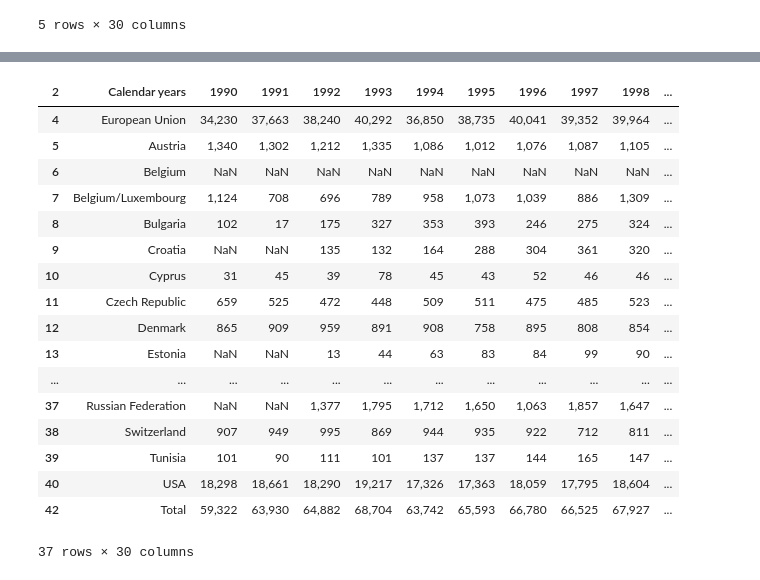
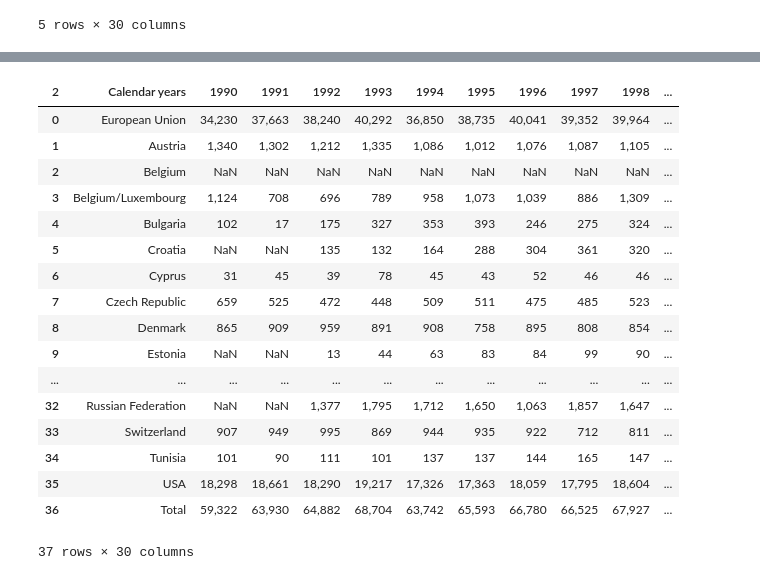
Before and after one commit to dmar0726/ETL-Project, a Jupyter notebook: ico-data/import_consumption_ico.ipynb, the cells around one changed output, grey strips where cells are left out. Saved outputs shown, nothing was run; the diff lists cells and outputs as text; code cells hidden in the pictures.

```diff
--- a/ico-data/import_consumption_ico.ipynb
+++ b/ico-data/import_consumption_ico.ipynb
@@ -93,22 +93,22 @@ print(dropped_df)
 # %%
 dropped_df = dropped_df.drop(2)
-dropped_df
+dropped_df.reset_index(drop=True)
 # %% [output]
 | 2 | Calendar years | 1990 | 1991 | 1992 | 1993 | 1994 | 1995 | 1996 | 1997 | 1998 | ... |
-| 4 | European Union | 34,230 | 37,663 | 38,240 | 40,292 | 36,850 | 38,735 | 40,041 | 39,352 | 39,964 | ... |
-| 5 | Austria | 1,340 | 1,302 | 1,212 | 1,335 | 1,086 | 1,012 | 1,076 | 1,087 | 1,105 | ... |
-| 6 | Belgium | NaN | NaN | NaN | NaN | NaN | NaN | NaN | NaN | NaN | ... |
-| 7 | Belgium/Luxembourg | 1,124 | 708 | 696 | 789 | 958 | 1,073 | 1,039 | 886 | 1,309 | ... |
-| 8 | Bulgaria | 102 | 17 | 175 | 327 | 353 | 393 | 246 | 275 | 324 | ... |
-| 9 | Croatia | NaN | NaN | 135 | 132 | 164 | 288 | 304 | 361 | 320 | ... |
-| 10 | Cyprus | 31 | 45 | 39 | 78 | 45 | 43 | 52 | 46 | 46 | ... |
-| 11 | Czech Republic | 659 | 525 | 472 | 448 | 509 | 511 | 475 | 485 | 523 | ... |
-| 12 | Denmark | 865 | 909 | 959 | 891 | 908 | 758 | 895 | 808 | 854 | ... |
-| 13 | Estonia | NaN | NaN | 13 | 44 | 63 | 83 | 84 | 99 | 90 | ... |
+| 0 | European Union | 34,230 | 37,663 | 38,240 | 40,292 | 36,850 | 38,735 | 40,041 | 39,352 | 39,964 | ... |
+| 1 | Austria | 1,340 | 1,302 | 1,212 | 1,335 | 1,086 | 1,012 | 1,076 | 1,087 | 1,105 | ... |
+| 2 | Belgium | NaN | NaN | NaN | NaN | NaN | NaN | NaN | NaN | NaN | ... |
+| 3 | Belgium/Luxembourg | 1,124 | 708 | 696 | 789 | 958 | 1,073 | 1,039 | 886 | 1,309 | ... |
+| 4 | Bulgaria | 102 | 17 | 175 | 327 | 353 | 393 | 246 | 275 | 324 | ... |
+| 5 | Croatia | NaN | NaN | 135 | 132 | 164 | 288 | 304 | 361 | 320 | ... |
+| 6 | Cyprus | 31 | 45 | 39 | 78 | 45 | 43 | 52 | 46 | 46 | ... |
+| 7 | Czech Republic | 659 | 525 | 472 | 448 | 509 | 511 | 475 | 485 | 523 | ... |
+| 8 | Denmark | 865 | 909 | 959 | 891 | 908 | 758 | 895 | 808 | 854 | ... |
+| 9 | Estonia | NaN | NaN | 13 | 44 | 63 | 83 | 84 | 99 | 90 | ... |
 | ... | ... | ... | ... | ... | ... | ... | ... | ... | ... | ... | ... |
-| 37 | Russian Federation | NaN | NaN | 1,377 | 1,795 | 1,712 | 1,650 | 1,063 | 1,857 | 1,647 | ... |
-| 38 | Switzerland | 907 | 949 | 995 | 869 | 944 | 935 | 922 | 712 | 811 | ... |
-| 39 | Tunisia | 101 | 90 | 111 | 101 | 137 | 137 | 144 | 165 | 147 | ... |
-| 40 | USA | 18,298 | 18,661 | 18,290 | 19,217 | 17,326 | 17,363 | 18,059 | 17,795 | 18,604 | ... |
-| 42 | Total | 59,322 | 63,930 | 64,882 | 68,704 | 63,742 | 65,593 | 66,780 | 66,525 | 67,927 | ... |
+| 32 | Russian Federation | NaN | NaN | 1,377 | 1,795 | 1,712 | 1,650 | 1,063 | 1,857 | 1,647 | ... |
+| 33 | Switzerland | 907 | 949 | 995 | 869 | 944 | 935 | 922 | 712 | 811 | ... |
+| 34 | Tunisia | 101 | 90 | 111 | 101 | 137 | 137 | 144 | 165 | 147 | ... |
+| 35 | USA | 18,298 | 18,661 | 18,290 | 19,217 | 17,326 | 17,363 | 18,059 | 17,795 | 18,604 | ... |
+| 36 | Total | 59,322 | 63,930 | 64,882 | 68,704 | 63,742 | 65,593 | 66,780 | 66,525 | 67,927 | ... |
 37 rows × 30 columns
```
Also changed, not shown: parts of 4 cells of this notebook, 2 other files.
